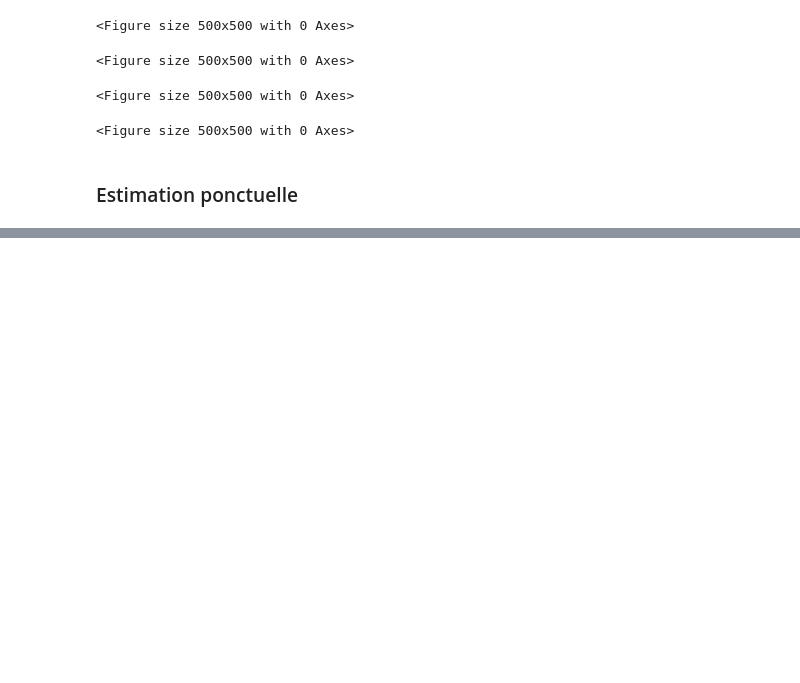
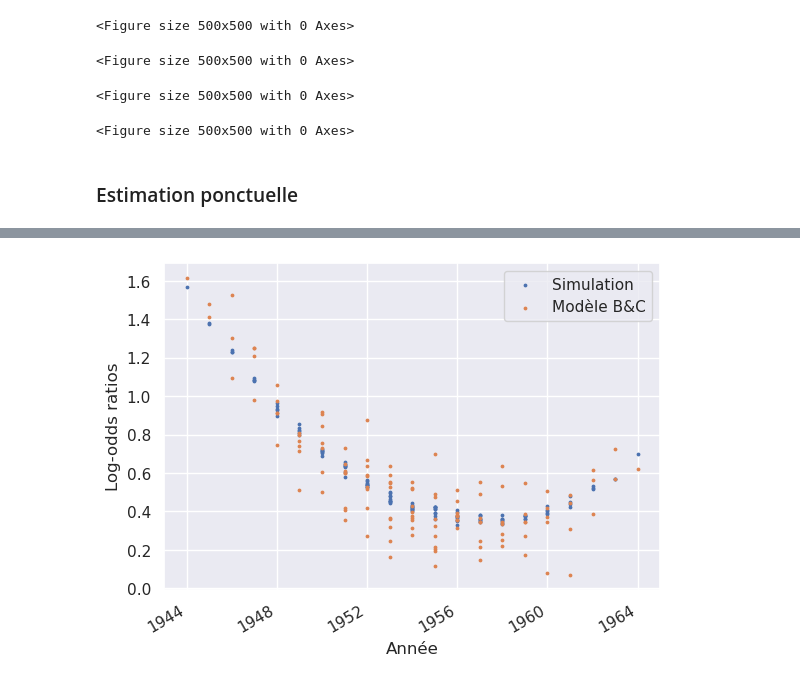
Before and after one commit to meh-source/oxford-project, a Jupyter notebook: main.ipynb, the cells around one changed output, grey strips where cells are left out. Cells and saved outputs as stored; diff of their text form; code cells hidden in the pictures; blank space fills up the shorter version.

```diff
--- a/main.ipynb
+++ b/main.ipynb
@@ -337,0 +338,23 @@ Estimation du paramètre sigma   : 0.101 ± 0.0631
+# %%
+import datetime
+
+sim_model = samples.alpha.mean() + samples.beta1.mean() * df.year + \
+    samples.beta2.mean() * df.year2 + np.mean(chain["b"], axis=0)
+bc_model = .579 +  (-.04557 * df.year) + \
+    .007041 * df.year2 + np.random.normal(0, .15, size=params["K"])
+
+year_axis = [datetime.date(i+1954, 1, 1) for i in df.year]
+
+fig, ax = plt.subplots()
+ax.scatter(year_axis, sim_model, s=3, label="Simulation")
+ax.scatter(year_axis, bc_model, s=3, label="Modèle B&C")
+ax.set_title("")
+ax.set_ylabel('Log-odds ratios')
+ax.set_xlabel('Année')
+
+fig.autofmt_xdate()
+plt.legend()
+
+plt.savefig("report/images/logpsi_evolution.png")
+# %% [output]
+[figure, added]
```
Also changed, not shown: parts of 5 cells of this notebook.
